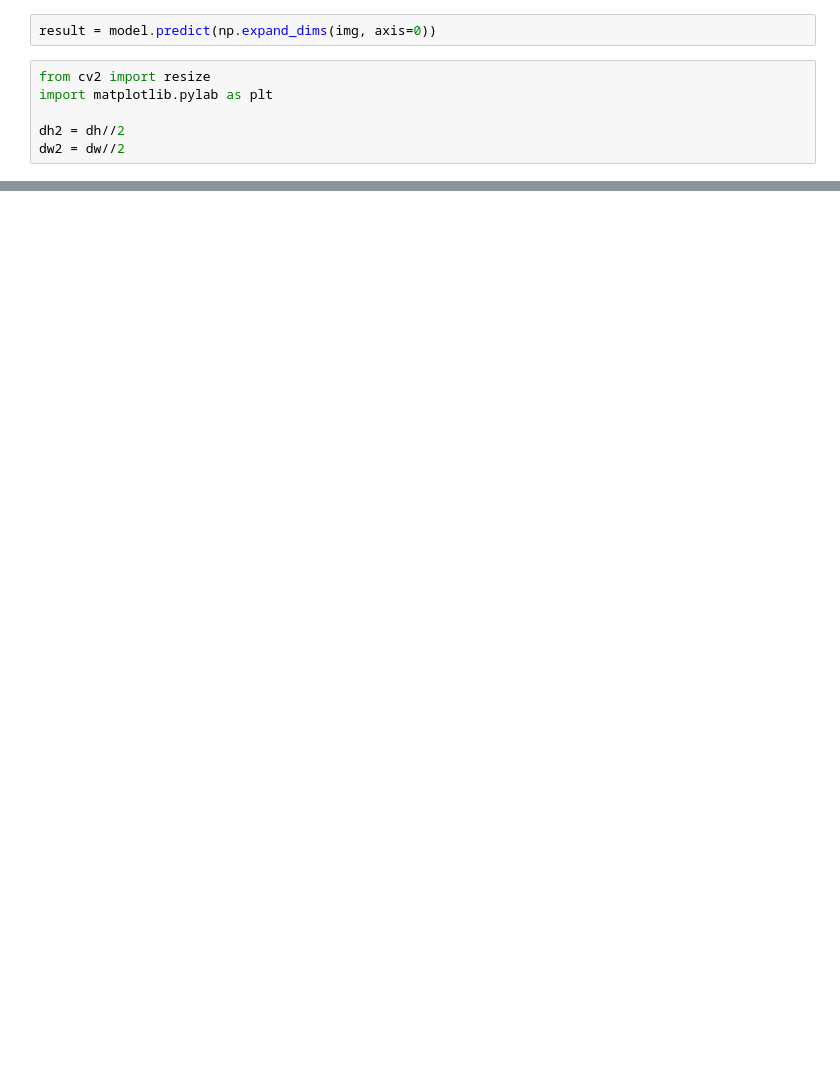
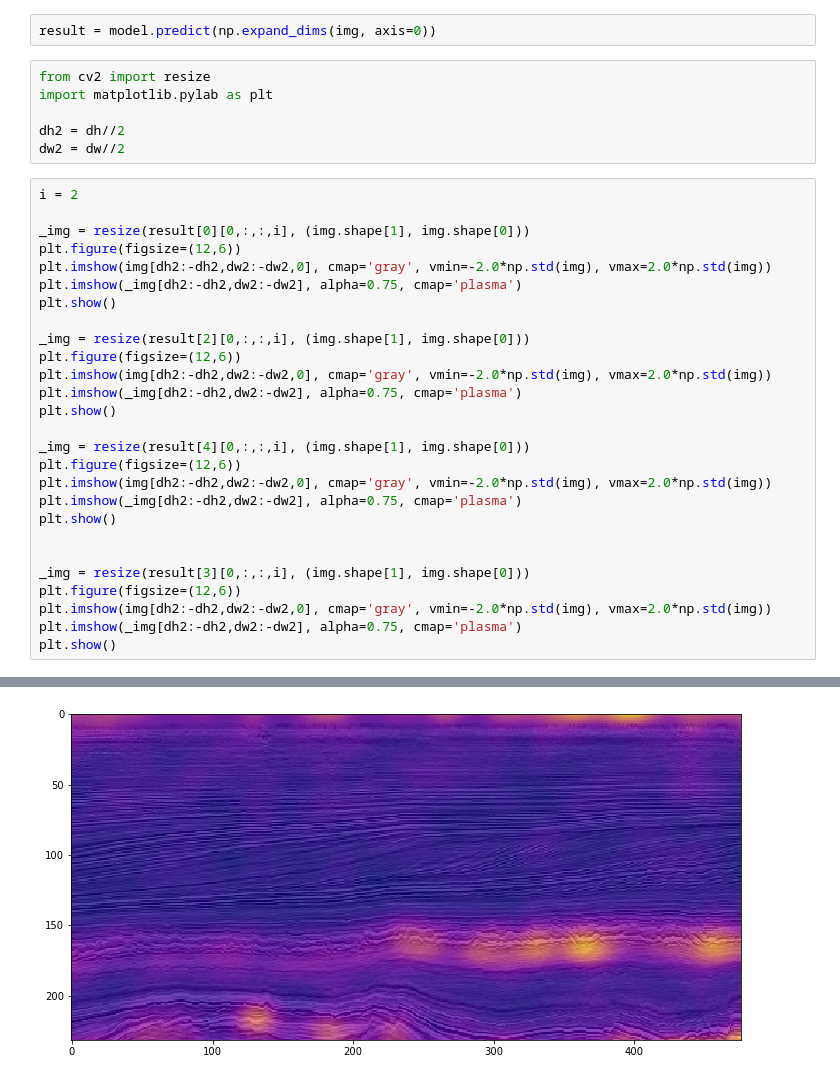
Before and after one commit to enthought/blusky, a Jupyter notebook: notebooks/Father Wavelet.ipynb, the cells around one changed output, grey strips where cells are left out. Cells and saved outputs as stored; diff of their text form; blank space fills up the shorter version.

```diff
--- a/notebooks/Father Wavelet.ipynb
+++ b/notebooks/Father Wavelet.ipynb
@@ -115,3 +115,31 @@ import matplotlib.pylab as plt
 
 dh2 = dh//2
 dw2 = dw//2
+# %%
+i = 2
+
+_img = resize(result[0][0,:,:,i], (img.shape[1], img.shape[0]))
+plt.figure(figsize=(12,6))
+plt.imshow(img[dh2:-dh2,dw2:-dw2,0], cmap='gray', vmin=-2.0*np.std(img), vmax=2.0*np.std(img))
+plt.imshow(_img[dh2:-dh2,dw2:-dw2], alpha=0.75, cmap='plasma')
+plt.show()
+
+_img = resize(result[2][0,:,:,i], (img.shape[1], img.shape[0]))
+plt.figure(figsize=(12,6))
+plt.imshow(img[dh2:-dh2,dw2:-dw2,0], cmap='gray', vmin=-2.0*np.std(img), vmax=2.0*np.std(img))
+plt.imshow(_img[dh2:-dh2,dw2:-dw2], alpha=0.75, cmap='plasma')
+plt.show()
+
+_img = resize(result[4][0,:,:,i], (img.shape[1], img.shape[0]))
+plt.figure(figsize=(12,6))
+plt.imshow(img[dh2:-dh2,dw2:-dw2,0], cmap='gray', vmin=-2.0*np.std(img), vmax=2.0*np.std(img))
+plt.imshow(_img[dh2:-dh2,dw2:-dw2], alpha=0.75, cmap='plasma')
+plt.show()
+
+
+_img = resize(result[3][0,:,:,i], (img.shape[1], img.shape[0]))
+plt.figure(figsize=(12,6))
+plt.imshow(img[dh2:-dh2,dw2:-dw2,0], cmap='gray', vmin=-2.0*np.std(img), vmax=2.0*np.std(img))
+plt.imshow(_img[dh2:-dh2,dw2:-dw2], alpha=0.75, cmap='plasma')
+plt.show()
+# %% [output]
@@ -117,0 +148 @@ dw2 = dw//2
+[figure, added]
```
Also changed, not shown: parts of 5 cells of this notebook.
